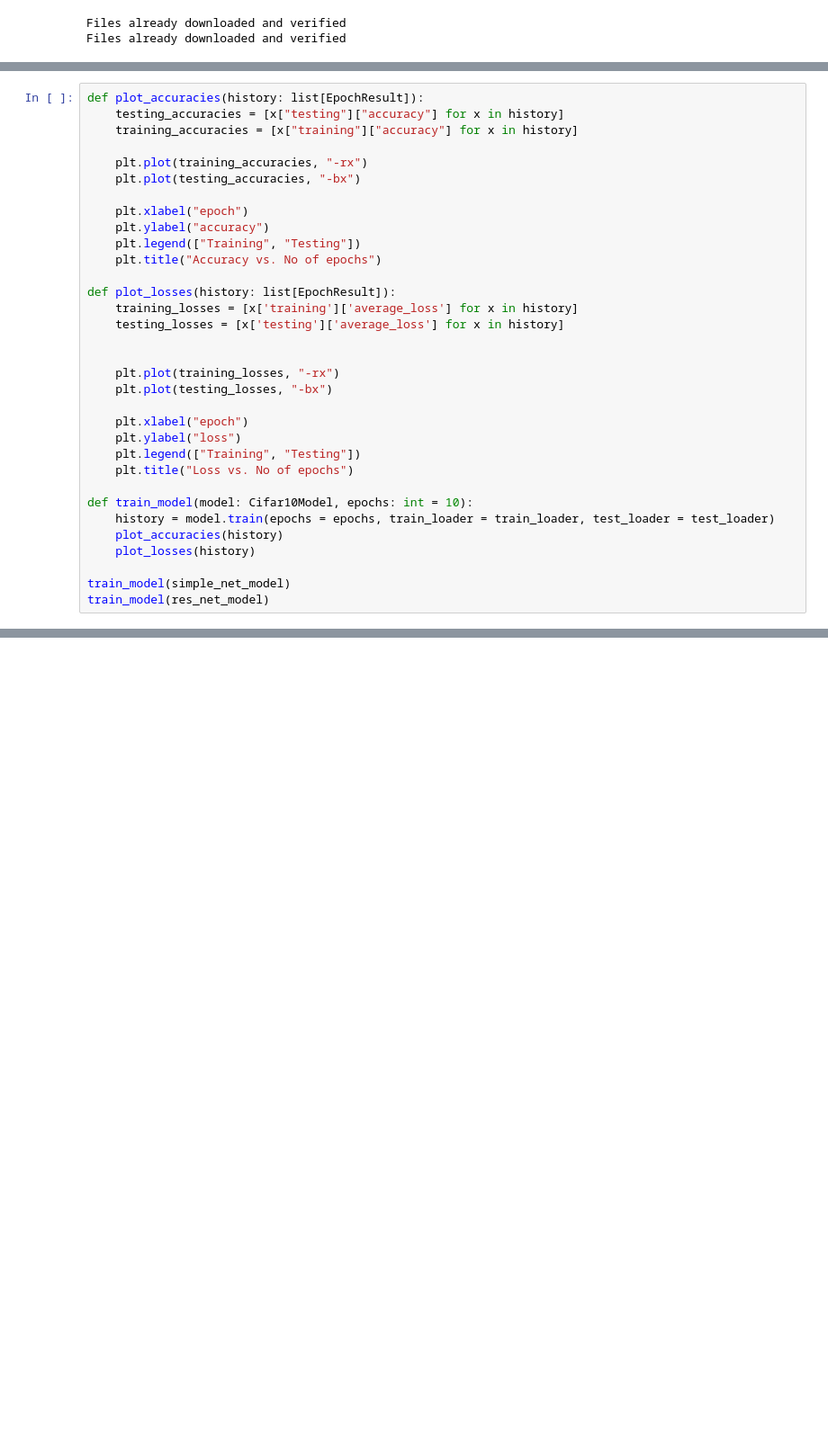
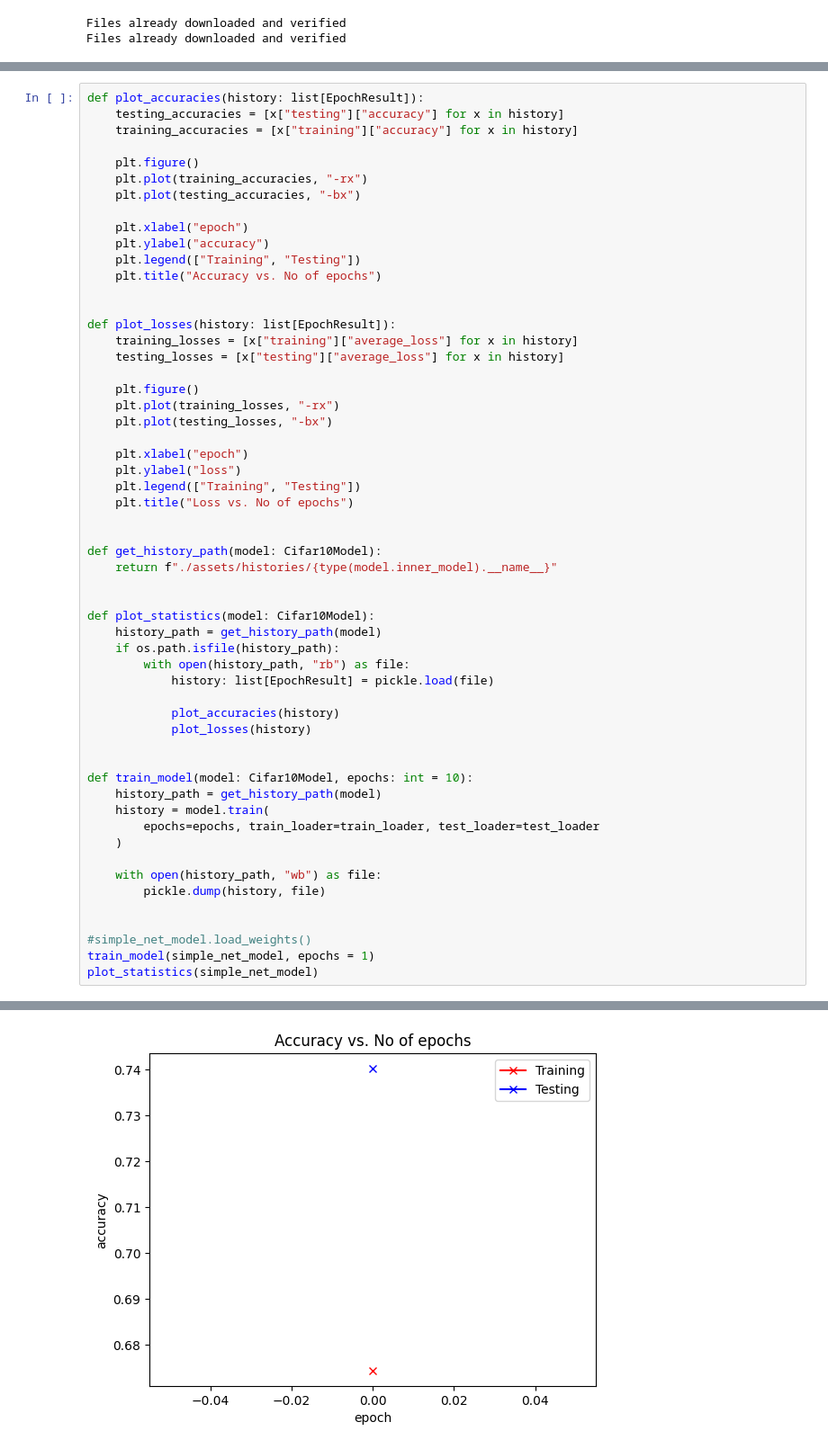
Before and after one commit to Oktuvida/digit-eye, a Jupyter notebook: digit_eye.ipynb, the cells around one changed output, grey strips where cells are left out. Shown at 90% size. Cells and saved outputs as stored; diff of their text form; blank space fills up the shorter version.

```diff
--- a/digit_eye.ipynb
+++ b/digit_eye.ipynb
@@ -65,6 +65,7 @@ def plot_accuracies(history: list[EpochResult]):
     testing_accuracies = [x["testing"]["accuracy"] for x in history]
     training_accuracies = [x["training"]["accuracy"] for x in history]
 
+    plt.figure()
     plt.plot(training_accuracies, "-rx")
     plt.plot(testing_accuracies, "-bx")
 
@@ -73,11 +74,12 @@ def plot_accuracies(history: list[EpochResult]):
     plt.legend(["Training", "Testing"])
     plt.title("Accuracy vs. No of epochs")
 
+
 def plot_losses(history: list[EpochResult]):
-    training_losses = [x['training']['average_loss'] for x in history]
-    testing_losses = [x['testing']['average_loss'] for x in history]
+    training_losses = [x["training"]["average_loss"] for x in history]
+    testing_losses = [x["testing"]["average_loss"] for x in history]
 
-
+    plt.figure()
     plt.plot(training_losses, "-rx")
     plt.plot(testing_losses, "-bx")
 
@@ -86,11 +88,32 @@ def plot_losses(history: list[EpochResult]):
     plt.legend(["Training", "Testing"])
     plt.title("Loss vs. No of epochs")
 
+
+def get_history_path(model: Cifar10Model):
+    return f"./assets/histories/{type(model.inner_model).__name__}"
+
+
+def plot_statistics(model: Cifar10Model):
+    history_path = get_history_path(model)
+    if os.path.isfile(history_path):
+        with open(history_path, "rb") as file:
+            history: list[EpochResult] = pickle.load(file)
+
+            plot_accuracies(history)
+            plot_losses(history)
+
+
 def train_model(model: Cifar10Model, epochs: int = 10):
-    history = model.train(epochs = epochs, train_loader = train_loader, test_loader = test_loader)
-    plot_accuracies(history)
-    plot_losses(history)
+    history_path = get_history_path(model)
+    history = model.train(
+        epochs=epochs, train_loader=train_loader, test_loader=test_loader
+    )
 
-train_model(simple_net_model)
-train_model(res_net_model)
+    with open(history_path, "wb") as file:
+        pickle.dump(history, file)
+
+
+#simple_net_model.load_weights()
+train_model(simple_net_model, epochs = 1)
+plot_statistics(simple_net_model)
 # %% [output]
@@ -103,0 +120 @@ KeyboardInterrupt:
+[figure, added]
```
Also changed, not shown: parts of 6 cells of this notebook, 3 other files.
